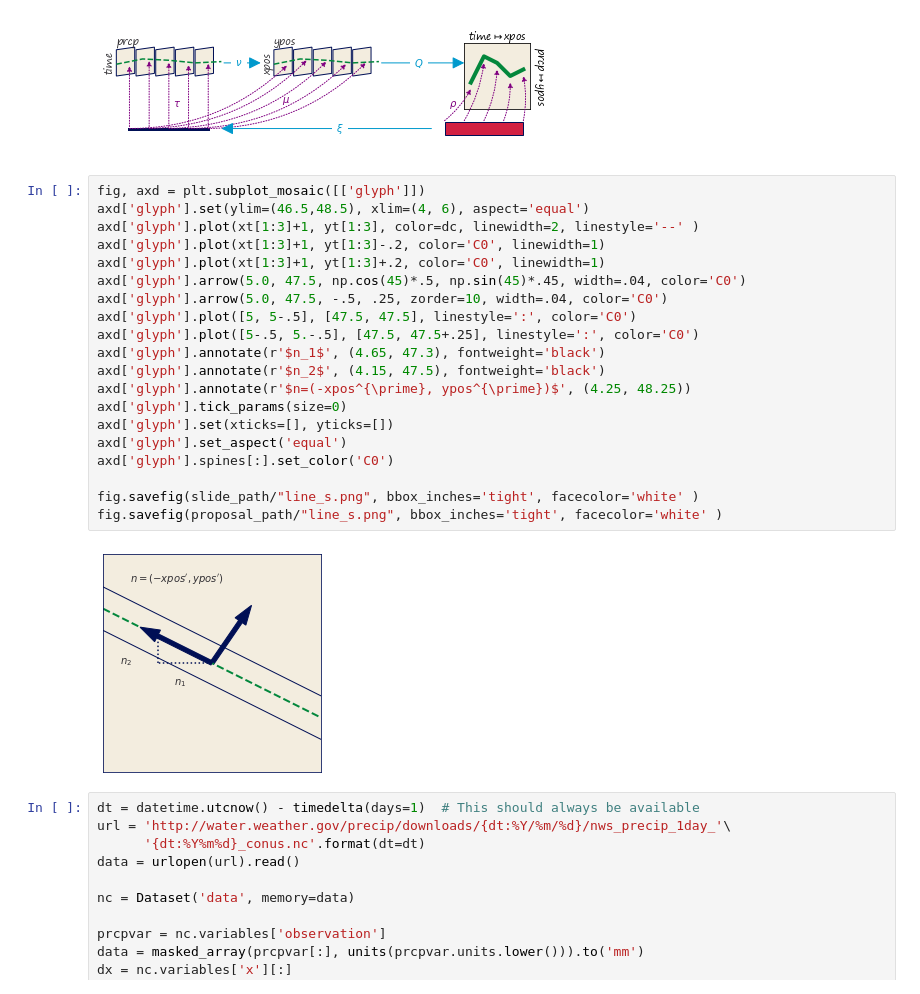
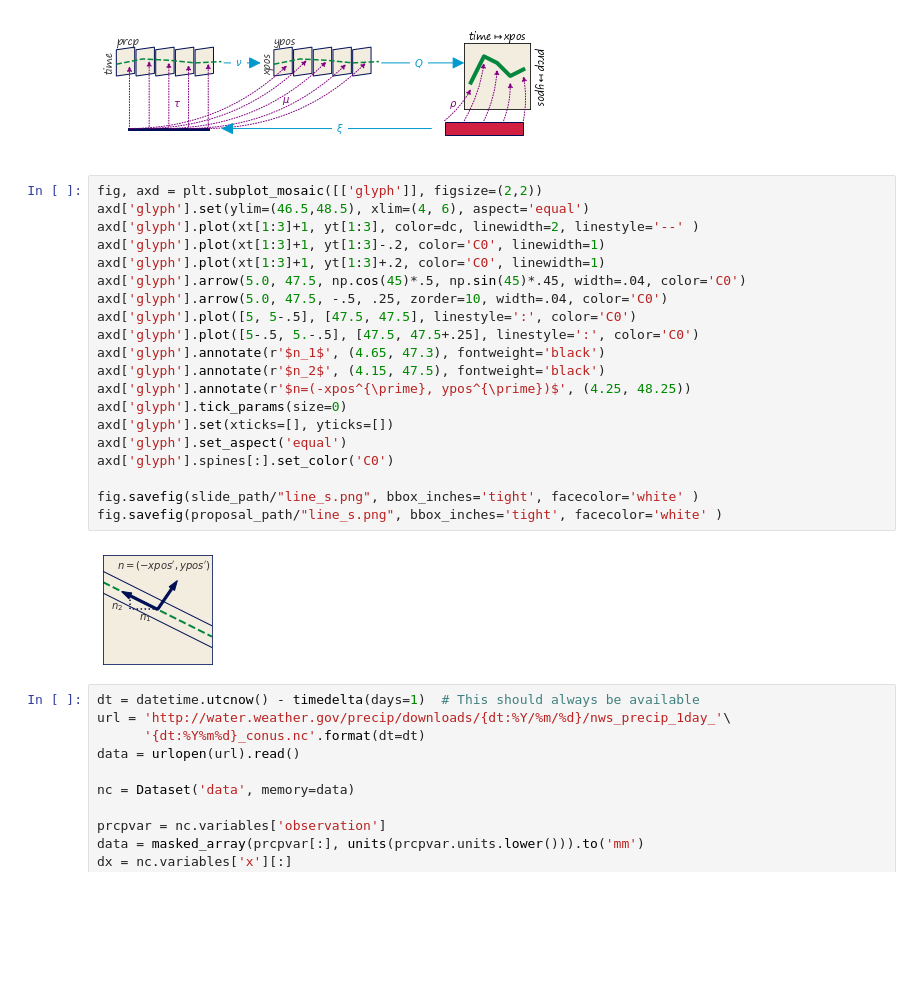
Before and after one commit to story645/proposal, a Jupyter notebook: figures/q_figs.ipynb, the cells around one changed output. Cells and saved outputs as stored; diff of their text form; blank space fills up the shorter version.

```diff
--- a/figures/q_figs.ipynb
+++ b/figures/q_figs.ipynb
@@ -326,27 +326,27 @@ fig.savefig(proposal_path/"line.png", bbox_inches='tight', facecolor='white' )
 # %% [output]
 [figure]
 # %%
-fig, axd = plt.subplot_mosaic([['glyph']])
+fig, axd = plt.subplot_mosaic([['glyph']], figsize=(2,2))
 axd['glyph'].set(ylim=(46.5,48.5), xlim=(4, 6), aspect='equal')
 axd['glyph'].plot(xt[1:3]+1, yt[1:3], color=dc, linewidth=2, linestyle='--' )
 axd['glyph'].plot(xt[1:3]+1, yt[1:3]-.2, color='C0', linewidth=1)
 axd['glyph'].plot(xt[1:3]+1, yt[1:3]+.2, color='C0', linewidth=1)
 axd['glyph'].arrow(5.0, 47.5, np.cos(45)*.5, np.sin(45)*.45, width=.04, color='C0')
 axd['glyph'].arrow(5.0, 47.5, -.5, .25, zorder=10, width=.04, color='C0')
 axd['glyph'].plot([5, 5-.5], [47.5, 47.5], linestyle=':', color='C0')
 axd['glyph'].plot([5-.5, 5.-.5], [47.5, 47.5+.25], linestyle=':', color='C0')
 axd['glyph'].annotate(r'$n_1$', (4.65, 47.3), fontweight='black')
 axd['glyph'].annotate(r'$n_2$', (4.15, 47.5), fontweight='black')
 axd['glyph'].annotate(r'$n=(-xpos^{\prime}, ypos^{\prime})$', (4.25, 48.25))
 axd['glyph'].tick_params(size=0)
 axd['glyph'].set(xticks=[], yticks=[])
 axd['glyph'].set_aspect('equal')
 axd['glyph'].spines[:].set_color('C0')
 
 fig.savefig(slide_path/"line_s.png", bbox_inches='tight', facecolor='white' )
 fig.savefig(proposal_path/"line_s.png", bbox_inches='tight', facecolor='white' )
 # %% [output]
-[figure, old version]
+[figure, new version]
 # %%
 dt = datetime.utcnow() - timedelta(days=1)  # This should always be available
 url = 'http://water.weather.gov/precip/downloads/{dt:%Y/%m/%d}/nws_precip_1day_'\
```
Also changed, not shown: parts of 1 cell of this notebook, 2 other files.
